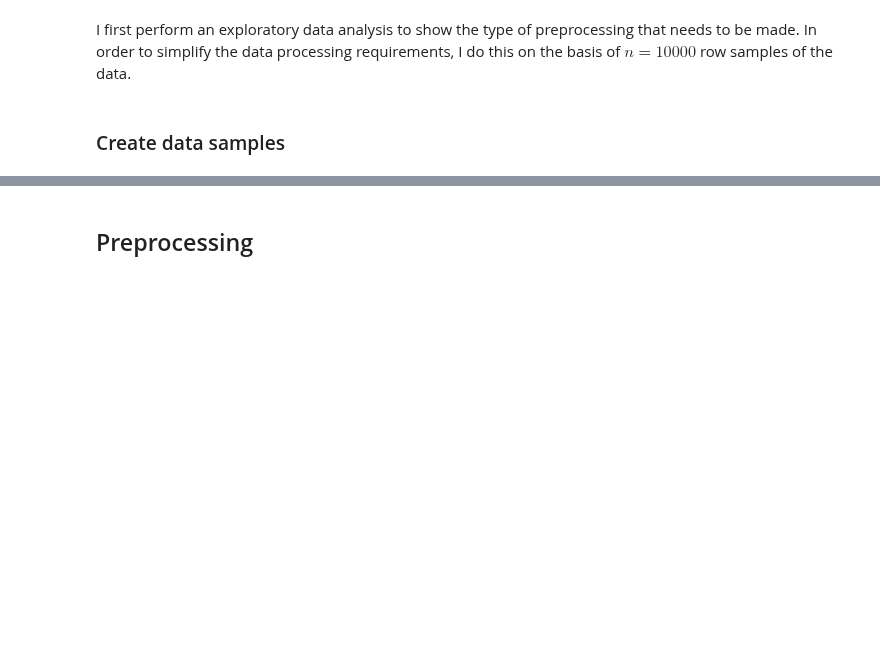
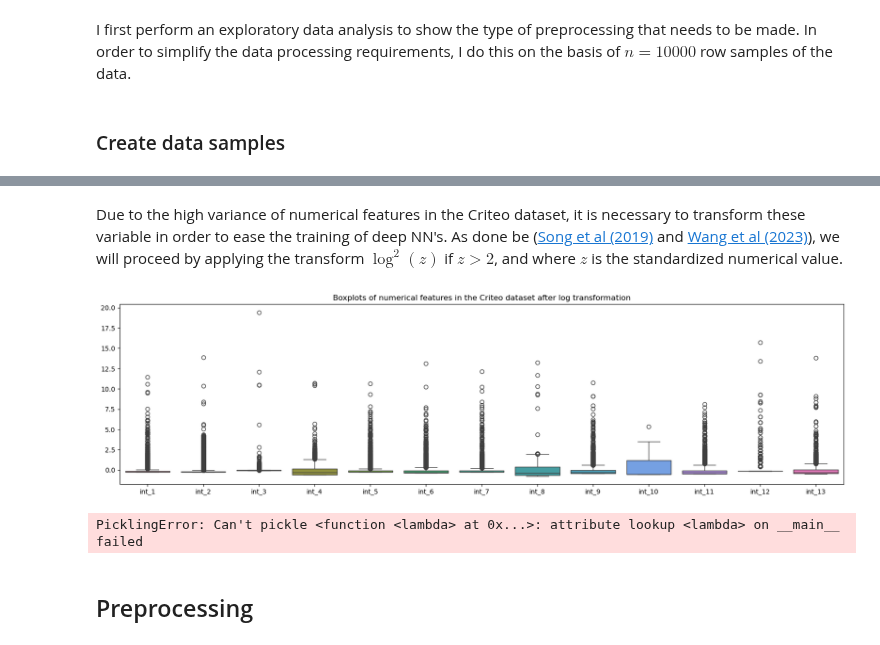
Before and after one commit to martinbatek/drl-ad-personalization, a Jupyter notebook: first_draft_notebook.ipynb, the cells around one changed output, grey strips where cells are left out. Cells and saved outputs as stored; diff of their text form; code cells hidden in the pictures; blank space fills up the shorter version.

Commit message:
done for today

```diff
--- a/first_draft_notebook.ipynb
+++ b/first_draft_notebook.ipynb
@@ -333,3 +401,52 @@ criteo_imputed = pd.DataFrame(imputer.fit_transform(criteo_factorized),columns=c
+# %% [markdown]
+Due to the high variance of numerical features in the Criteo dataset, it is necessary to transform these variable in order to ease the training of deep NN's. As done be ([Song et al (2019)](#Song) and [Wang et al (2023)](#Wang)), we will proceed by applying the transform $\log^2 (z)$ if $z>2$, and where $z$ is the standardized numerical value.
+# %%
+# Standardize the numerical features in the three datasets
+kdd12_scaler = StandardScaler()
+kdd12_train_sample[kdd12_numerical_columns] = kdd12_scaler.fit_transform(kdd12_train_sample[kdd12_numerical_columns])
+
+avazu_scaler = StandardScaler()
+avazu_train_sample[avazu_numerical_columns] = avazu_scaler.fit_transform(avazu_train_sample[avazu_numerical_columns])
+
+criteo_scaler = StandardScaler()
+criteo_train_sample[criteo_numerical_columns] = criteo_scaler.fit_transform(criteo_train_sample[criteo_numerical_columns])
+
+# Apply log transformation to numerical features in the criteo dataset as described above
+def criteo_log_transform(z):
+    if z>2:
+        return np.log(z)**2
+    else:
+        return z
+
+criteo_log_transformer = FunctionTransformer(func=lambda x: x.map(criteo_log_transform))
+criteo_train_sample[criteo_numerical_columns] = criteo_log_transformer.transform(criteo_train_sample[criteo_numerical_columns])
+
+# Check the result
+fig, axs = plt.subplots(1,1, figsize=(20,5))
+sns.boxplot(data=criteo_train_sample[[col for col in criteo_numerical_columns]])
+plt.title("Boxplots of numerical features in the Criteo dataset after log transformation")
+plt.show()
+# %% [output]
+[figure, added]
+# %%
+# Export all of the transformers
+with open('./preprocessing_pipeline/kdd12_ord_enc.pkl','wb') as f:
+    pkl.dump(kdd12_ord_enc, f, protocol=pkl.HIGHEST_PROTOCOL)
+with open('./preprocessing_pipeline/avazu_ord_enc.pkl','wb') as f:
+    pkl.dump(avazu_ord_enc, f, protocol=pkl.HIGHEST_PROTOCOL)
+with open('./preprocessing_pipeline/criteo_ord_enc.pkl','wb') as f:
+    pkl.dump(criteo_ord_enc, f, protocol=pkl.HIGHEST_PROTOCOL)
+
+with open('./preprocessing_pipeline/kdd12_scaler.pkl','wb') as f:
+    pkl.dump(kdd12_scaler, f, protocol=pkl.HIGHEST_PROTOCOL)
+with open('./preprocessing_pipeline/avazu_scaler.pkl','wb') as f:
+    pkl.dump(avazu_scaler, f, protocol=pkl.HIGHEST_PROTOCOL)
+with open('./preprocessing_pipeline/criteo_scaler.pkl','wb') as f:
+    pkl.dump(criteo_scaler, f, protocol=pkl.HIGHEST_PROTOCOL)
+with open('./preprocessing_pipeline/criteo_log_transformer.pkl','wb') as f:
+    pkl.dump(criteo_log_transformer, f, protocol=pkl.HIGHEST_PROTOCOL)
+# %% [output]
+PicklingError: Can't pickle <function <lambda> at 0x...>: attribute lookup <lambda> on __main__ failed
 # %% [markdown]
 ## Preprocessing
 # %% [markdown]
```
Also changed, not shown: parts of 22 cells of this notebook.
